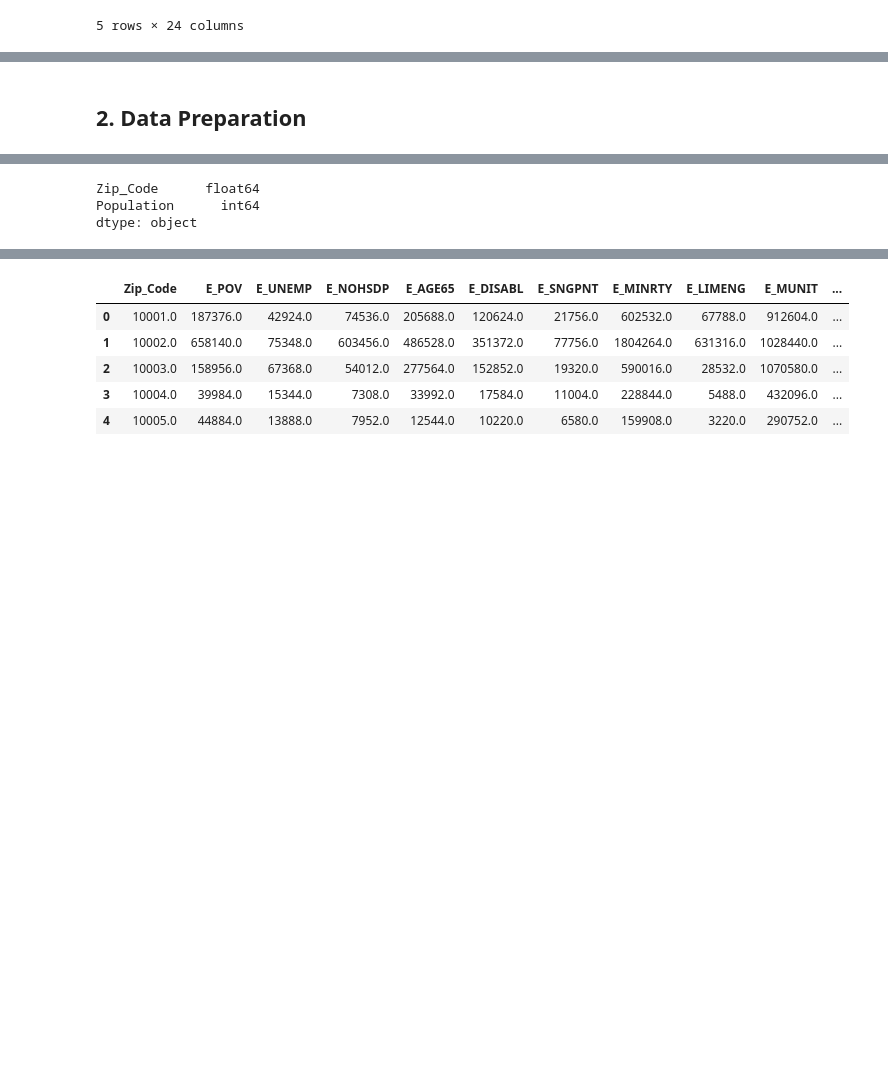
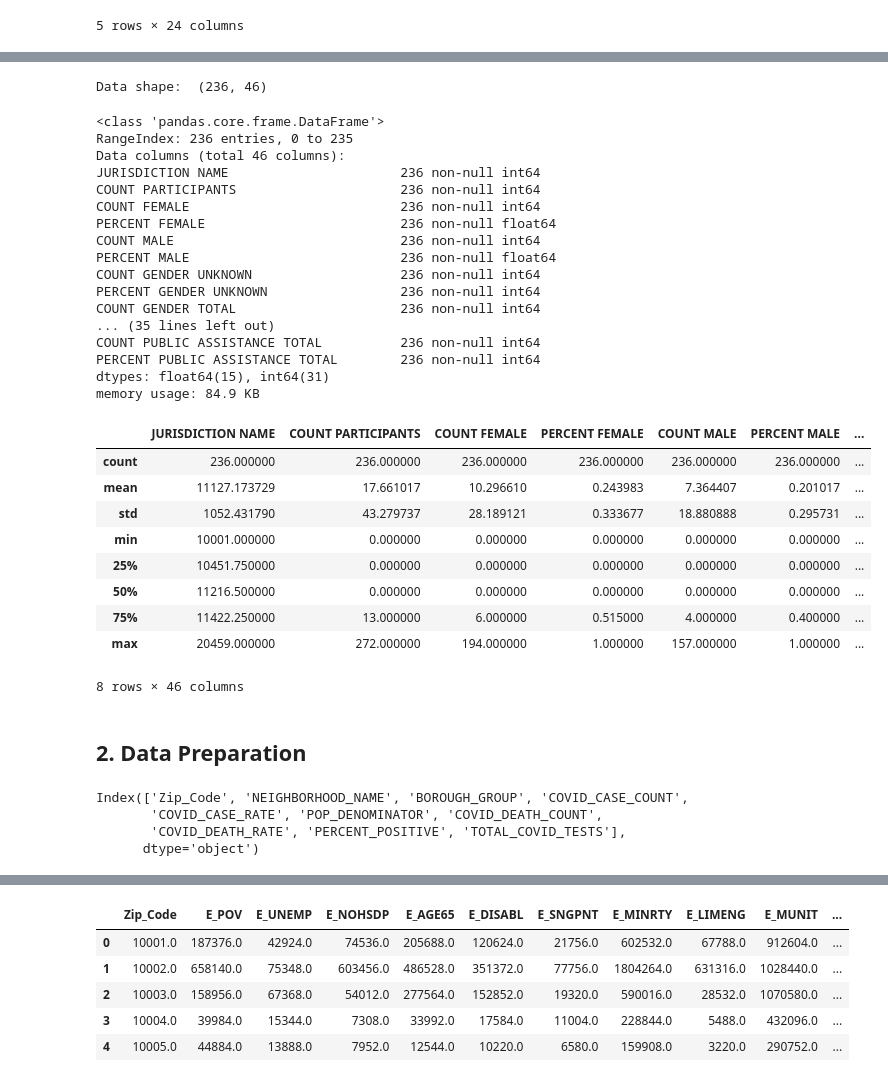
Before and after one commit to LilyTruong2291/COVID19-in-NYC, a Jupyter notebook: data_cleaning.ipynb, the cells around one changed output, grey strips where cells are left out. Cells and saved outputs as stored; diff of their text form; code cells hidden in the pictures; blank space fills up the shorter version.

```diff
--- a/data_cleaning.ipynb
+++ b/data_cleaning.ipynb
@@ -232,3 +303,38 @@ memory usage: 11.0+ MB
+# %%
+print('Data shape: ', demographic.shape)
+# %% [output]
+Data shape:  (236, 46)
+# %%
+demographic.info()
+demographic.describe()
+# %% [output]
+<class 'pandas.core.frame.DataFrame'>
+RangeIndex: 236 entries, 0 to 235
+Data columns (total 46 columns):
+JURISDICTION NAME                      236 non-null int64
+COUNT PARTICIPANTS                     236 non-null int64
+COUNT FEMALE                           236 non-null int64
+PERCENT FEMALE                         236 non-null float64
+COUNT MALE                             236 non-null int64
+PERCENT MALE                           236 non-null float64
+COUNT GENDER UNKNOWN                   236 non-null int64
+PERCENT GENDER UNKNOWN                 236 non-null int64
+COUNT GENDER TOTAL                     236 non-null int64
+... (35 lines left out)
+COUNT PUBLIC ASSISTANCE TOTAL          236 non-null int64
+PERCENT PUBLIC ASSISTANCE TOTAL        236 non-null int64
+dtypes: float64(15), int64(31)
+memory usage: 84.9 KB
+|  | JURISDICTION NAME | COUNT PARTICIPANTS | COUNT FEMALE | PERCENT FEMALE | COUNT MALE | PERCENT MALE | ... |
+| count | 236.000000 | 236.000000 | 236.000000 | 236.000000 | 236.000000 | 236.000000 | ... |
+| mean | 11127.173729 | 17.661017 | 10.296610 | 0.243983 | 7.364407 | 0.201017 | ... |
+| std | 1052.431790 | 43.279737 | 28.189121 | 0.333677 | 18.880888 | 0.295731 | ... |
+| min | 10001.000000 | 0.000000 | 0.000000 | 0.000000 | 0.000000 | 0.000000 | ... |
+| 25% | 10451.750000 | 0.000000 | 0.000000 | 0.000000 | 0.000000 | 0.000000 | ... |
+| 50% | 11216.500000 | 0.000000 | 0.000000 | 0.000000 | 0.000000 | 0.000000 | ... |
+| 75% | 11422.250000 | 13.000000 | 6.000000 | 0.515000 | 4.000000 | 0.400000 | ... |
+| max | 20459.000000 | 272.000000 | 194.000000 | 1.000000 | 157.000000 | 1.000000 | ... |
+8 rows × 46 columns
 # %% [markdown]
 ## 2. Data Preparation
 # %%
@@ -235,5 +342,12 @@ memory usage: 11.0+ MB
 # Rename MODIFIED_ZCTA column to Zip_Code in Test file
 test = test.rename(columns={'MODIFIED_ZCTA': 'Zip_Code'})
+# %%
+test.columns
+# %% [output]
+Index(['Zip_Code', 'NEIGHBORHOOD_NAME', 'BOROUGH_GROUP', 'COVID_CASE_COUNT',
+       'COVID_CASE_RATE', 'POP_DENOMINATOR', 'COVID_DEATH_COUNT',
+       'COVID_DEATH_RATE', 'PERCENT_POSITIVE', 'TOTAL_COVID_TESTS'],
+      dtype='object')
 # %%
 # Merge Test and Income files
 df_merge = pd.merge(test, income, on='Zip_Code')
@@ -246,16 +360,18 @@ df_merge.head()
 | 3 | 10004 | Financial District | Manhattan | 32 | 876.57 | 3650.61 | ... |
 | 4 | 10005 | Financial District | Manhattan | 64 | 762.26 | 8396.11 | ... |
 # %%
-#Convert Zip_Code type from object to integer in Population file
-convert_dict = {'Zip_Code': float,
-               }
+# #Convert Zip_Code type from object to integer in Population file
+# convert_dict = {'Zip_Code': float,
+#                }
 
-population = population.astype(convert_dict)
-print(population.dtypes)
+# population = population.astype(convert_dict)
+# print(population.dtypes)
+
+# Prepare Population file
+# Rename columns for Population and Drop columns
+
+population = population.rename(columns={'MODZCTA': 'Zip_Code'})
+population = population.drop(['label','ZCTA','the_geom'], axis=1)
-# %% [output]
-Zip_Code      float64
-Population      int64
-dtype: object
 # %%
 # Merge Population file with Merge file
 df_merge = pd.merge (df_merge, population, on='Zip_Code')
```
Also changed, not shown: parts of 49 cells of this notebook.
